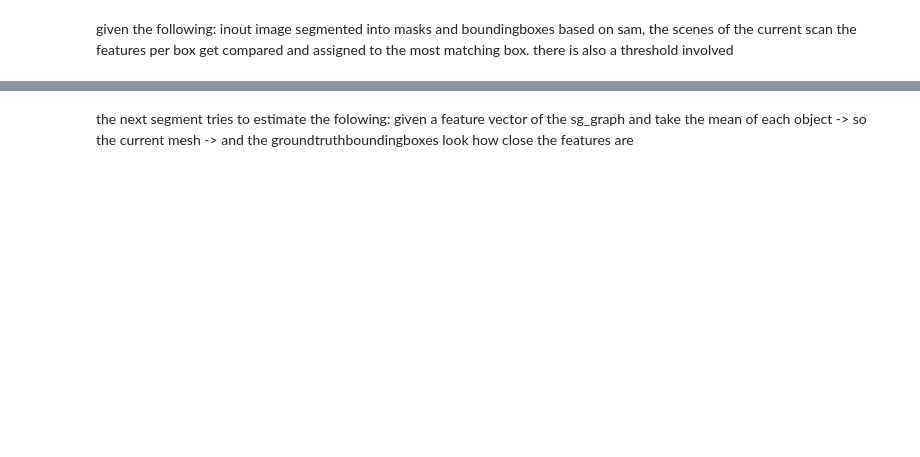
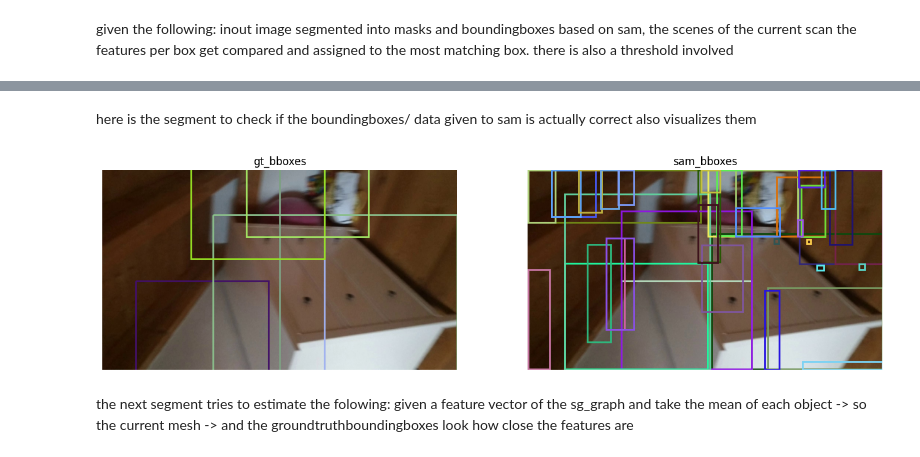
Before and after one commit to elikoller/OD3DU, a Jupyter notebook: preprocessing/feature_evaluation.ipynb, the cells around one changed output, grey strips where cells are left out. Cells and saved outputs as stored; diff of their text form; code cells hidden in the pictures; blank space fills up the shorter version.

```diff
--- a/preprocessing/feature_evaluation.ipynb
+++ b/preprocessing/feature_evaluation.ipynb
@@ -115,0 +182,20 @@ def generate_pairs_patch_image(pixelwise_img):
+# %%
+#this function creates a color image of the size 960x540 from the patches
+def create_color_img_from_obj_id(data_dir,scan_id,obj_id_mat):
+    #access the mesh file to get the colour of the ids
+    colour_dict = get_id_colours(data_dir, scan_id)
+    #initialize the new matrix
+    og_height, og_width = obj_id_mat.shape
+    new_height = og_height * patch_height
+    new_width = og_width * patch_width
+
+    colour_mat = np.zeros((new_height,new_width,3))
+
+    #go over each element and assign the colour of the dictionary
+    for h in range(og_height):
+        for w in range(og_width):
+            colour = colour_dict[obj_id_mat[h][w]]
+            colour_mat[h*patch_height:(h+1)*patch_height, w*patch_width:(w+1)*patch_width] = colour
+
+
+    return colour_mat
@@ -140,0 +337,2 @@ id mateches {1: (23, 21.52077), 2: (1, 21.150612), 3: (1, 20.419462), 4: (24, 20
+# %% [markdown]
+here is the segment to check if the boundingboxes/ data given to sam is actually correct also visualizes them
@@ -141,3 +389,45 @@ id mateches {1: (23, 21.52077), 2: (1, 21.150612), 3: (1, 20.419462), 4: (24, 20
+# %%
+#sanity check that the sam boundingboxes are not very wrong
+IMAGE_PATH= osp.join(data_dir,"scenes",curr_scan_id,"sequence","frame-"+str(frame_number)+".color.jpg")
+# Read the image from the path
+image= cv2.imread(IMAGE_PATH)
+#sam data
+sam_data_path = osp.join(data_dir,"files/sam_data", new_scan_id, 'frame-{}.npy'.format(frame_number))
+sam_data = np.load(sam_data_path, allow_pickle=True)
+
+#curretnly take the same image 2 times
+fig, (ax1, ax2) = plt.subplots(1, 2, figsize=(16, 8))
+
+ax1.imshow(cv2.cvtColor(image, cv2.COLOR_BGR2RGB))
+ax2.imshow(cv2.cvtColor(image, cv2.COLOR_BGR2RGB))
+
+#sam boxes
+for segment in sam_data:
+    #access the boundingbox
+    x_min, y_min, width, height = segment["bbox"]
+    color =  tuple(random.random() for _ in range(3))
+    rect = patches.Rectangle((x_min, y_min), width, height, linewidth=2, edgecolor=color, facecolor='none')
+    # Add the patch to the Axes
+    ax2.add_patch(rect)
+
+#gt boxes
+gt_bboxes = bounding_boxes_for_projection(data_dir, curr_scan_id, frame_number)
+for box in gt_bboxes:
+    x_min, y_min, width, height = box["bbox"]
+    color =  tuple(random.random() for _ in range(3))
+    rect = patches.Rectangle((x_min, y_min), width, height, linewidth=2, edgecolor=color, facecolor='none')
+    # Add the patch to the Axes
+    ax1.add_patch(rect)
+
+#add name
+ax2.set_title('sam_bboxes')
+ax1.set_title('gt_bboxes')
+# Remove axis labels for both subplots
+ax1.axis('off')
+ax2.axis('off')
+plt.show()
+# %% [output]
+[figure, added]
 # %% [markdown]
 the next segment tries to estimate the folowing: given a feature vector of the sg_graph and take the mean of each object -> so the current mesh -> and the groundtruthboundingboxes look how close the features are
 # %%
```
Also changed, not shown: parts of 9 cells of this notebook, 9 other files.
